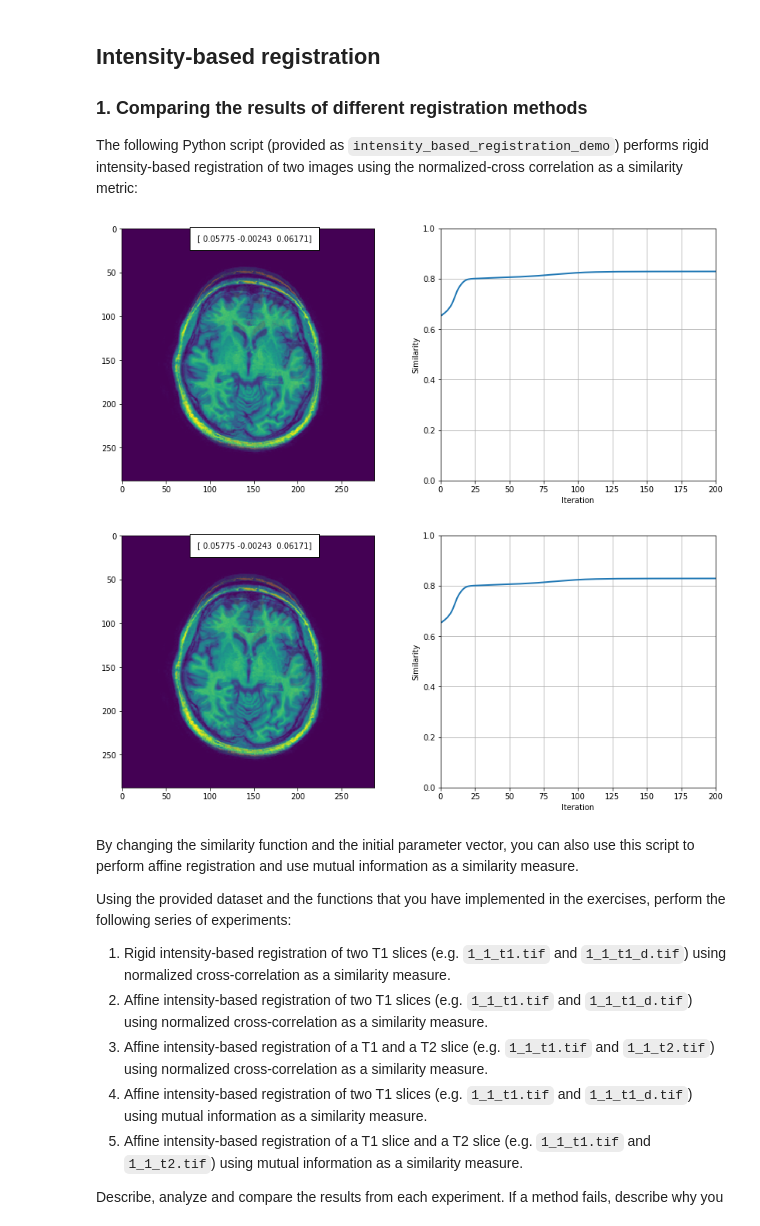
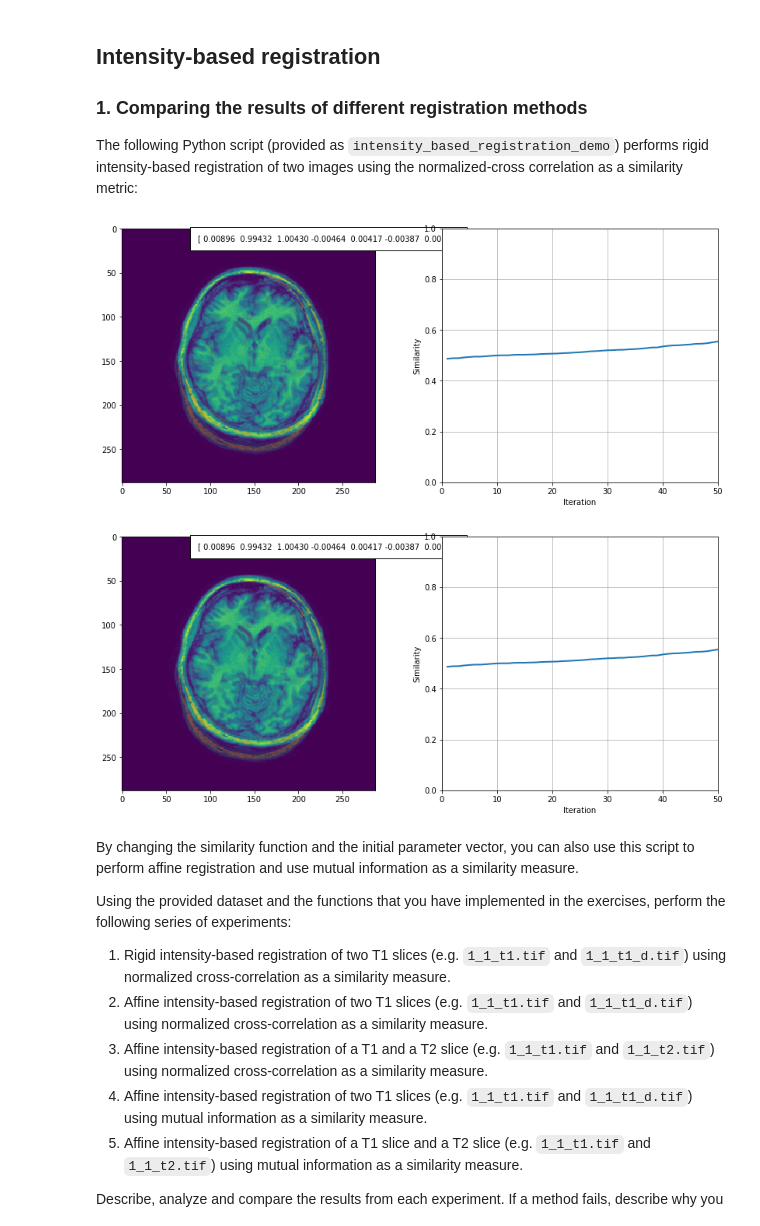
Before and after one commit to SanneFaszbender/8dc00-mia, a Jupyter notebook: notebooks/registration_project.ipynb, the cells around one changed output. Drawn from its saved outputs; the diff is of its cells as text; code cells hidden in the pictures.

```diff
--- a/notebooks/registration_project.ipynb
+++ b/notebooks/registration_project.ipynb
@@ -113,16 +110,32 @@ Motivate all your answers.
 ### 1. Comparing the results of different registration methods
 
 The following Python script (provided as `intensity_based_registration_demo`) performs rigid intensity-based registration of two images using the normalized-cross correlation as a similarity metric:
-# %%
-%matplotlib inline
-import sys
-sys.path.append("../code")
-from registration_project import intensity_based_registration_demo
-
-intensity_based_registration_demo()
-# %% [output]
-[figure, removed]
-[figure, removed]
+# %%
+%matplotlib inline
+import sys
+sys.path.append("../code")
+from registration_project import intensity_based_registration_demo, intensity_based_registration_affine_cc, intensity_based_registration_affine_mi
+
+intensity_based_registration_demo()
+
+im1= '../data/image_data/1_1_t1.tif'
+im2= '../data/image_data/1_1_t1_d.tif'
+intensity_based_registration_affine_cc(im1, im2)
+
+im1= '../data/image_data/1_1_t1.tif'
+im2= '../data/image_data/1_1_t2.tif'
+intensity_based_registration_affine_cc(im1, im2)
+
+im1= '../data/image_data/1_1_t1.tif'
+im2= '../data/image_data/1_1_t1_d.tif'
+intensity_based_registration_affine_mi(im1, im2)
+
+im1= '../data/image_data/1_1_t1.tif'
+im2= '../data/image_data/1_1_t2.tif'
+intensity_based_registration_affine_mi(im1, im2)
+# %% [output]
+[figure, added]
+[figure, added]
 # %% [markdown]
 By changing the similarity function and the initial parameter vector, you can also use this script to perform affine registration and use mutual information as a similarity measure.
 
```
Also changed, not shown: parts of 2 cells of this notebook.
